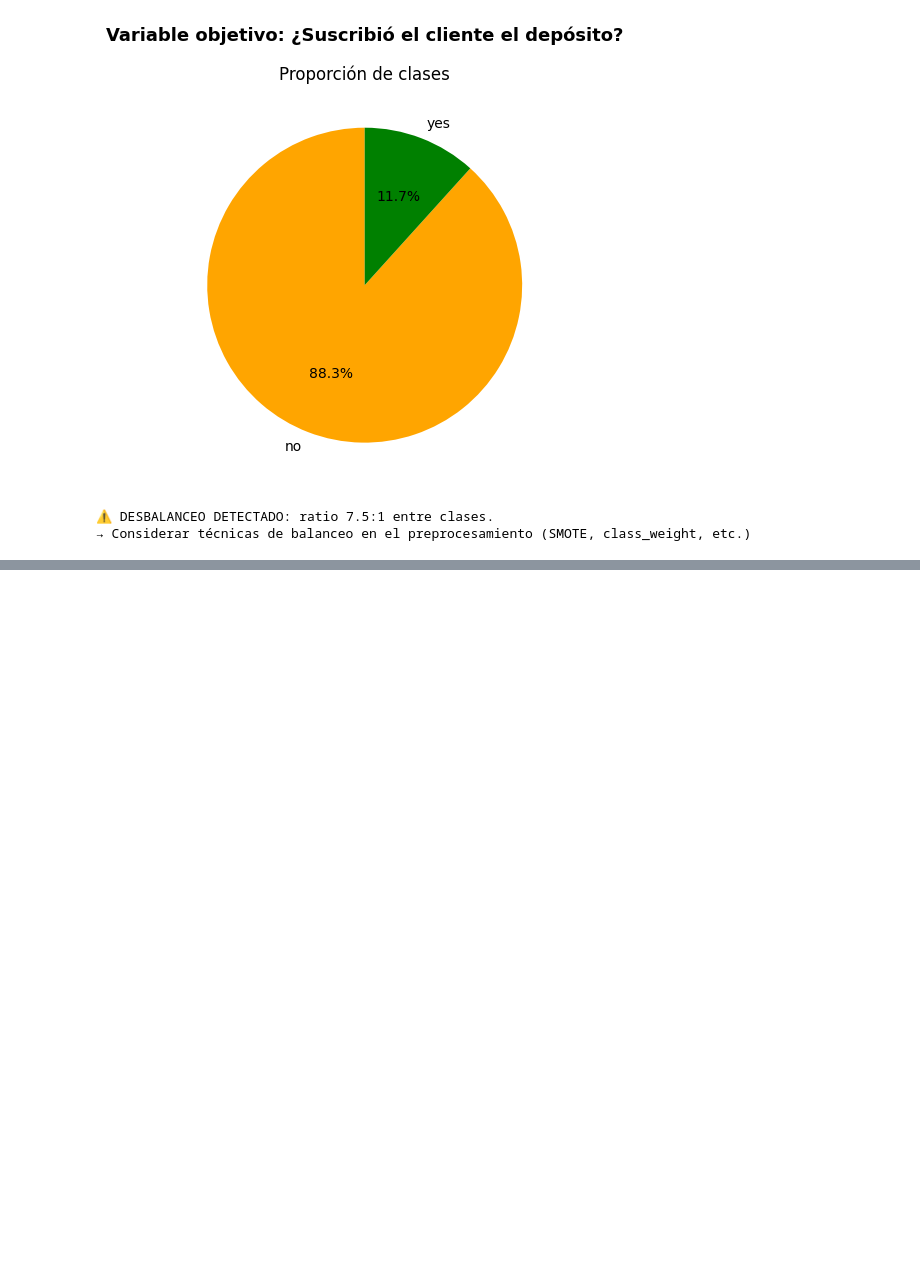
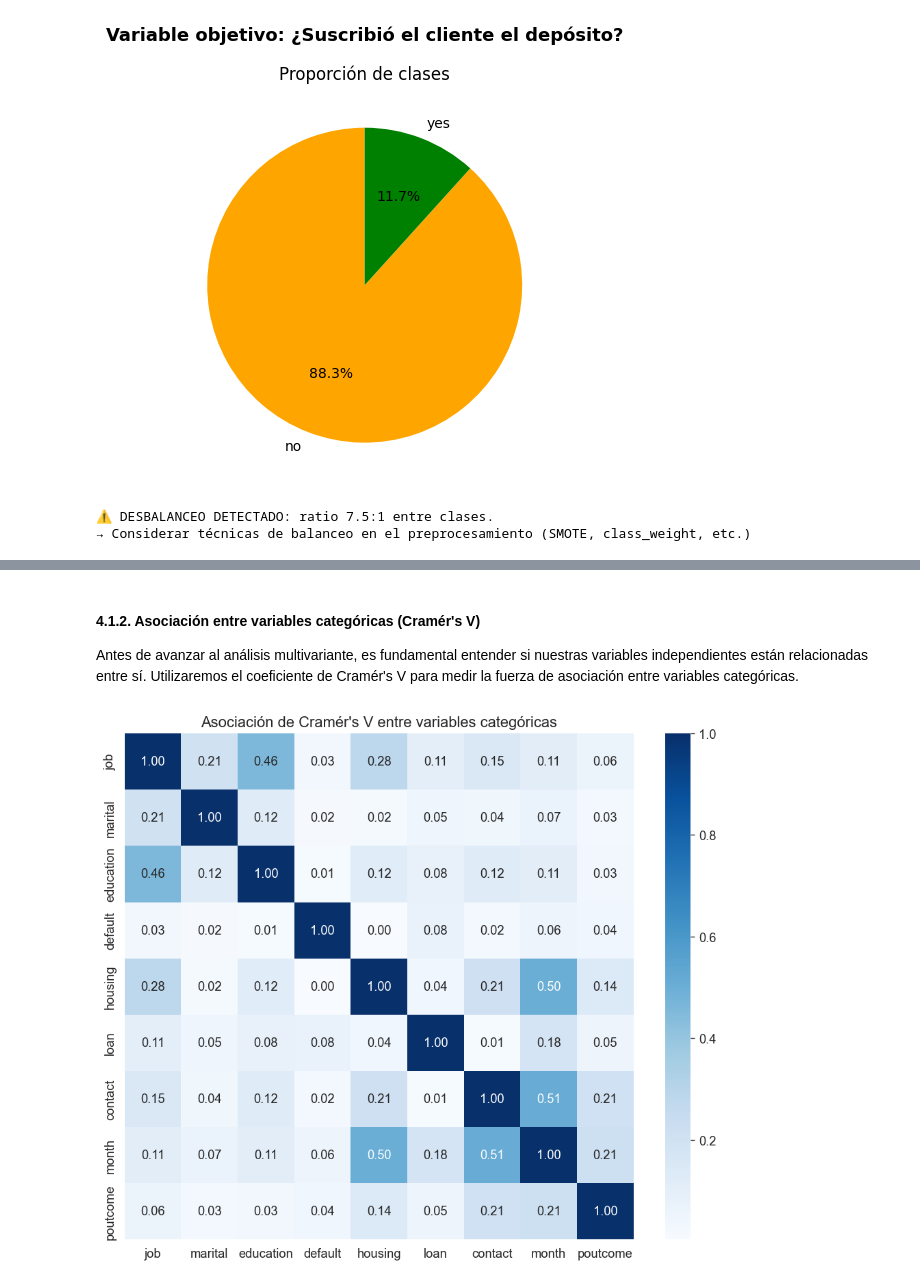
Before and after one commit to Bootcamp-IA-P6/Proyecto6_Clasificacion_Equipo2, a Jupyter notebook: notebook/00_eda.ipynb, the cells around one changed output, grey strips where cells are left out. Saved outputs shown, nothing was run; the diff lists cells and outputs as text; code cells hidden in the pictures; blank space fills up the shorter version.

```diff
--- a/notebook/00_eda.ipynb
+++ b/notebook/00_eda.ipynb
@@ -214,0 +368,30 @@ else:
+# %% [markdown]
+#### 4.1.2. Asociación entre variables categóricas (Cramér's V)
+Antes de avanzar al análisis multivariante, es fundamental entender si nuestras variables independientes están relacionadas entre sí. Utilizaremos el coeficiente de Cramér's V para medir la fuerza de asociación entre variables categóricas.
+# %%
+from scipy.stats import chi2_contingency
+
+def cramers_v(x, y):
+    confusion_matrix = pd.crosstab(x, y)
+    chi2 = chi2_contingency(confusion_matrix)[0]
+    n = confusion_matrix.sum().sum()
+    phi2 = chi2 / n
+    r, k = confusion_matrix.shape
+    phi2corr = max(0, phi2 - ((k-1)*(r-1))/(n-1))
+    rcorr = r - ((r-1)**2)/(n-1)
+    kcorr = k - ((k-1)**2)/(n-1)
+    return np.sqrt(phi2corr / min((kcorr-1), (rcorr-1)))
+
+cat_vars = ['job', 'marital', 'education', 'default', 'housing', 'loan', 'contact', 'month', 'poutcome']
+matrix = np.zeros((len(cat_vars), len(cat_vars)))
+
+for i, v1 in enumerate(cat_vars):
+    for j, v2 in enumerate(cat_vars):
+        matrix[i, j] = cramers_v(df[v1], df[v2])
+
+plt.figure(figsize=(10, 8))
+sns.heatmap(pd.DataFrame(matrix, index=cat_vars, columns=cat_vars), annot=True, cmap='Blues', fmt=".2f")
+plt.title("Asociación de Cramér's V entre variables categóricas")
+plt.show()
+# %% [output]
+[figure, added]
```
Also changed, not shown: parts of 30 cells of this notebook.
